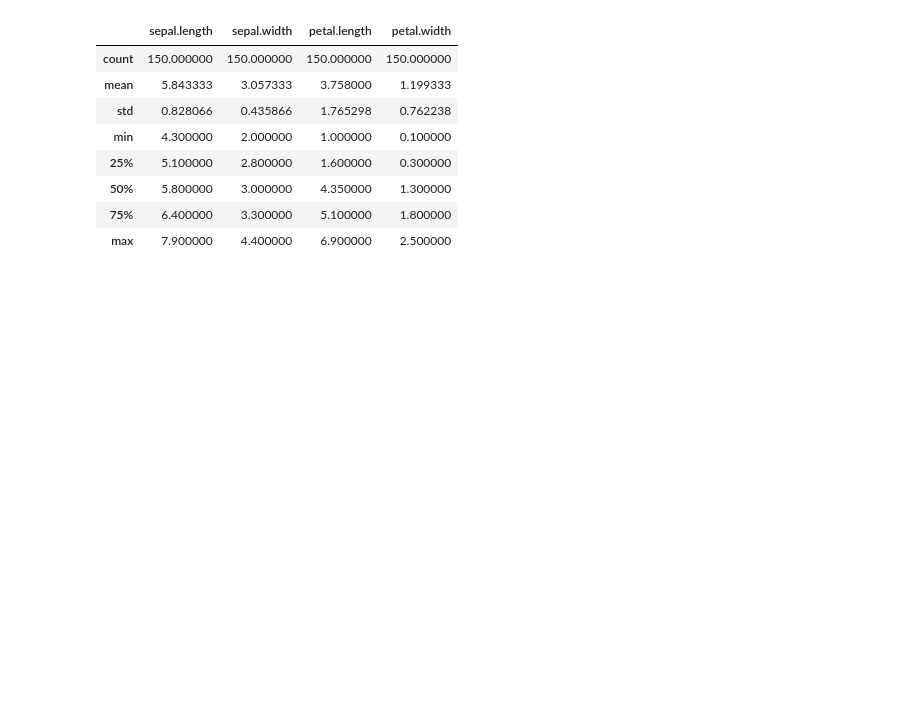
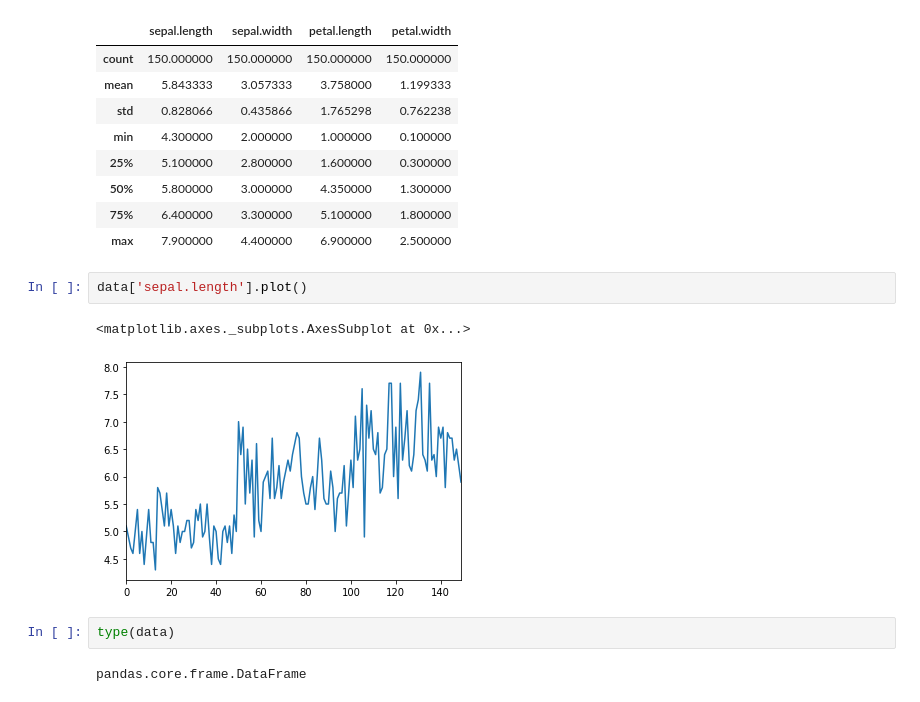
Before and after one commit to ftrajano/datacamp-pandas-foundation, a Jupyter notebook: pandas_foundations.ipynb, the cells around one changed output. Cells and saved outputs as stored; diff of their text form; blank space fills up the shorter version.

```diff
--- a/pandas_foundations.ipynb
+++ b/pandas_foundations.ipynb
@@ -39,3 +39,12 @@ data.describe()
 | 50% | 5.800000 | 3.000000 | 4.350000 | 1.300000 |
 | 75% | 6.400000 | 3.300000 | 5.100000 | 1.800000 |
 | max | 7.900000 | 4.400000 | 6.900000 | 2.500000 |
+# %%
+data['sepal.length'].plot()
+# %% [output]
+<matplotlib.axes._subplots.AxesSubplot at 0x...>
+[figure, added]
+# %%
+type(data)
+# %% [output]
+pandas.core.frame.DataFrame
```
